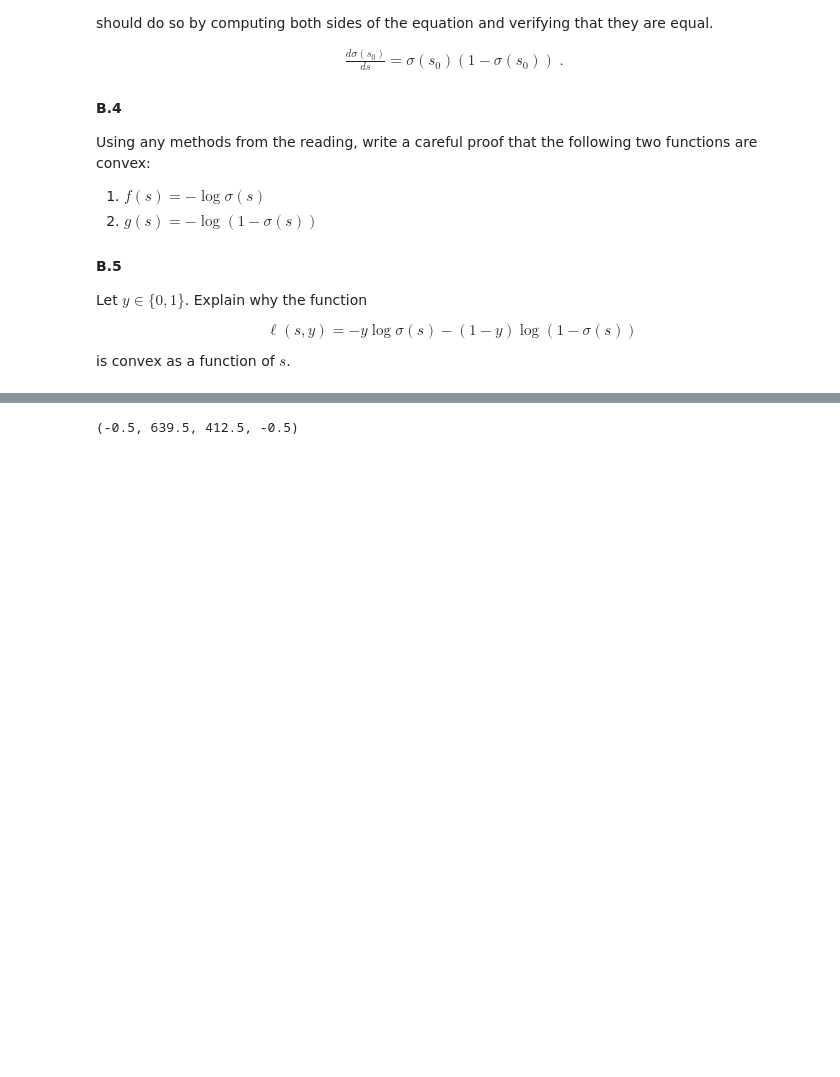
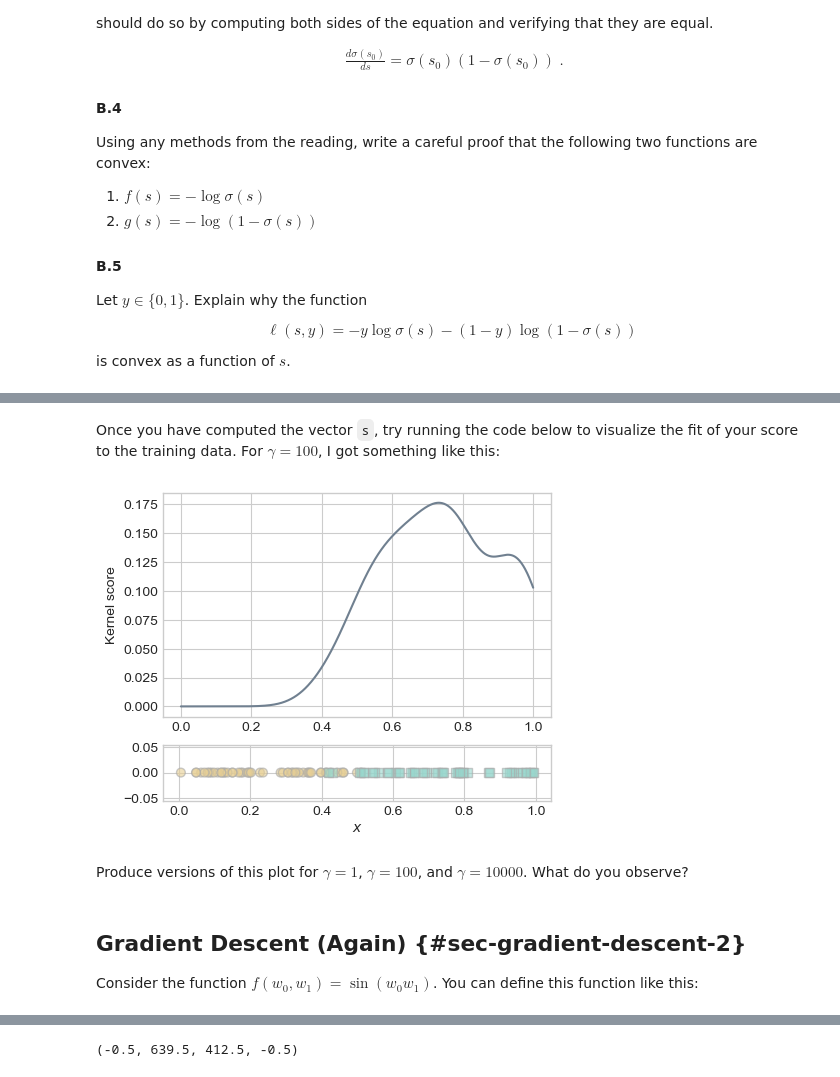
Before and after one commit to middlebury-csci-0451/CSCI-0451-s24, a Jupyter notebook: warmup-exercises.ipynb, the cells around one changed output, grey strips where cells are left out. Drawn from its saved outputs; the diff is of its cells as text; code cells hidden in the pictures; blank space fills up the shorter version.

```diff
--- a/warmup-exercises.ipynb
+++ b/warmup-exercises.ipynb
@@ -584,0 +616,2 @@ Consider the function $f(w_0, w_1) = \sin(w_0w_1)$. You can define this function
+# %%
+x_space = torch.linspace(0, 1, 1001)
@@ -585,3 +626,26 @@ Consider the function $f(w_0, w_1) = \sin(w_0w_1)$. You can define this function
+# %%
+#| include: false
+
+gamma   = 100
+s       = (y*torch.exp(-gamma*(x_space[:, None] - x)**2)).mean(dim = 1)
+# %% [markdown]
+Once you have computed the vector `s`, try running the code below to visualize the fit of your score to the training data. For $\gamma = 100$, I got something like this:
+# %%
+fig, ax = plt.subplots(2, 1, figsize = (5, 4), height_ratios= (0.8, 0.2))
+ax[0].plot(x_space, s, color = "slategrey")
+ax[0].set(ylabel = "Kernel score")
+plot_1d_classification_data(x, y, ax[1])
+# %% [output]
+[figure, added]
+# %% [markdown]
+Produce versions of this plot for $\gamma = 1$, $\gamma = 100$, and $\gamma = 10000$. What do you observe?
+# %% [markdown]
+
+
+
+## Gradient Descent (Again) {#sec-gradient-descent-2}
+
+Consider the function $f(w_0, w_1) = \sin(w_0w_1)$. You can define this function like this:
 # %%
 #| code-fold: false
 
```
Also changed, not shown: parts of 4 cells of this notebook, 4 other files.
